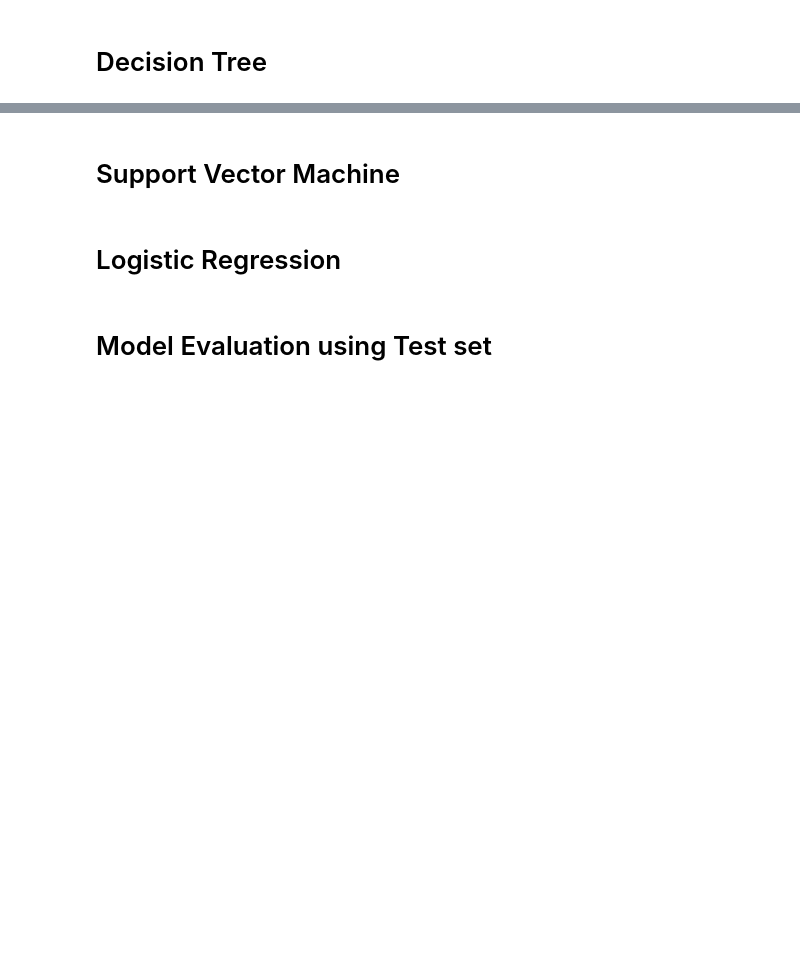
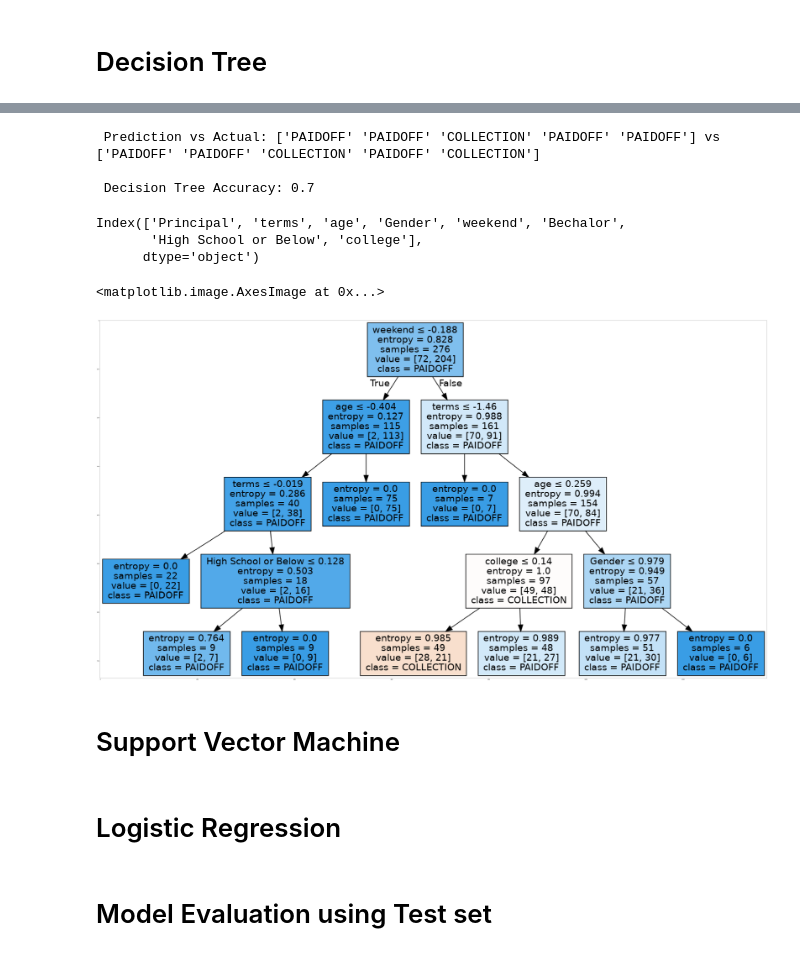
Before and after one commit to jbizzlefoshizzle/ML_Classifier_Comparison, a Jupyter notebook: Classifier Comparisons.ipynb, the cells around one changed output, grey strips where cells are left out. Cells and saved outputs as stored; diff of their text form; code cells hidden in the pictures; blank space fills up the shorter version.

```diff
--- a/Classifier Comparisons.ipynb
+++ b/Classifier Comparisons.ipynb
@@ -390,13 +387,2 @@ plt.show()
 # %% [markdown]
 # Decision Tree
-# %%
-from sklearn.tree import DecisionTreeClassifier
-
-tree = DecisionTreeClassifier(criterion="entropy", max_depth=4)
-tree.fit(X_train, y_train)
-
-prediction_tree = tree.predict(X_test)
-
-print(f' Prediction vs Actual: {prediction_tree[0:5]} vs {y_test[0:5]}')
-print(f'')
-print(f' Decision Tree Accuracy: {metrics.accuracy_score(y_test, prediction_tree)}')
@@ -418,9 +410,47 @@ Solving environment: \ ^C
+# %%
+from sklearn.tree import DecisionTreeClassifier
+from sklearn import tree
+
+tree2 = DecisionTreeClassifier(criterion="entropy", max_depth=4)
+tree2.fit(X_train, y_train)
+
+prediction_tree = tree2.predict(X_test)
+
+print(f' Prediction vs Actual: {prediction_tree[0:5]} vs {y_test[0:5]}')
+print(f'')
+print(f' Decision Tree Accuracy: {metrics.accuracy_score(y_test, prediction_tree)}')
+# %% [output]
+ Prediction vs Actual: ['PAIDOFF' 'PAIDOFF' 'COLLECTION' 'PAIDOFF' 'PAIDOFF'] vs ['PAIDOFF' 'PAIDOFF' 'COLLECTION' 'PAIDOFF' 'COLLECTION']
+
+ Decision Tree Accuracy: 0.7
 # %%
 from sklearn.externals.six import StringIO
 import pydotplus
 import matplotlib.image as mpimg
 from sklearn import tree
 %matplotlib inline
+# %%
+featureNames = Feature.columns
+targetNames = df["loan_status"].unique().tolist()
+print(featureNames)
+# %% [output]
+Index(['Principal', 'terms', 'age', 'Gender', 'weekend', 'Bechalor',
+       'High School or Below', 'college'],
+      dtype='object')
+# %%
+dot_data = StringIO()
+filename = "decision_tree.png"
+featureNames = Feature.columns
+targetNames = df["loan_status"].unique().tolist()
+out=tree.export_graphviz(tree2,feature_names=featureNames, out_file=dot_data, class_names=np.unique(y_train), filled=True,  special_characters=True,rotate=False)
+graph = pydotplus.graph_from_dot_data(dot_data.getvalue())
+graph.write_png(filename)
+img = mpimg.imread(filename)
+plt.figure(figsize=(100, 200))
+plt.imshow(img,interpolation='nearest')
+# %% [output]
+<matplotlib.image.AxesImage at 0x...>
+[figure, added]
 # %% [markdown]
 # Support Vector Machine
 # %%
```
Also changed, not shown: parts of 14 cells of this notebook.
